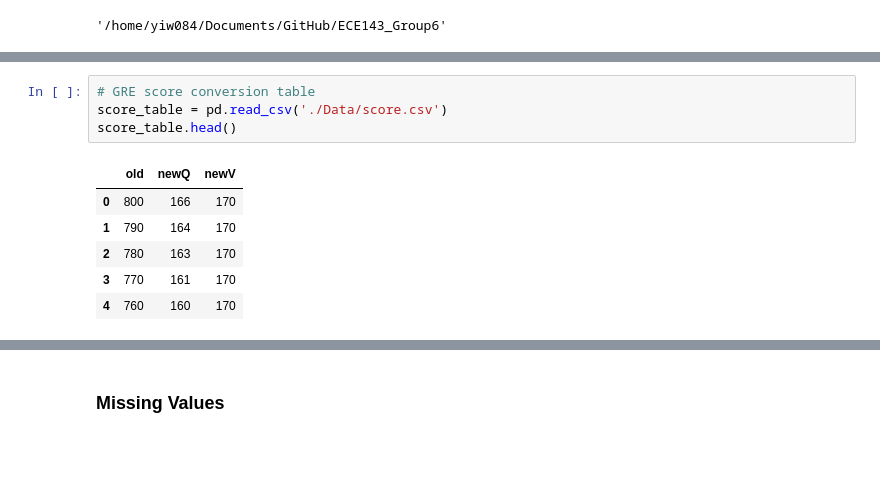
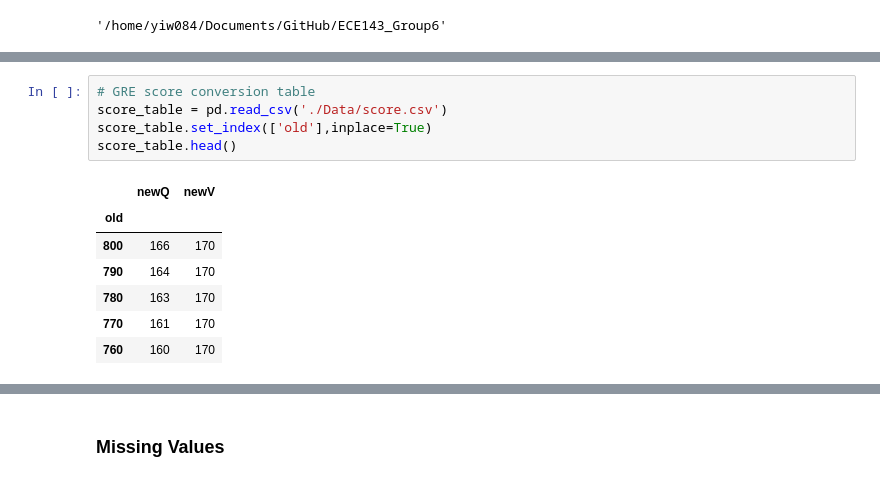
Before and after one commit to yifanwu2828/Graduate-University-Admission-Prediction, a Jupyter notebook: EDA.ipynb, the cells around one changed output, grey strips where cells are left out. Drawn from its saved outputs; the diff is of its cells as text; blank space fills up the shorter version.

```diff
--- a/EDA.ipynb
+++ b/EDA.ipynb
@@ -27,11 +40,13 @@ print(dataset.shape)
 # %%
 # GRE score conversion table
 score_table = pd.read_csv('./Data/score.csv')
+score_table.set_index(['old'],inplace=True)
 score_table.head()
 # %% [output]
-|  | old | newQ | newV |
-| 0 | 800 | 166 | 170 |
-| 1 | 790 | 164 | 170 |
-| 2 | 780 | 163 | 170 |
-| 3 | 770 | 161 | 170 |
-| 4 | 760 | 160 | 170 |
+|  | newQ | newV |
+| old |  |  |
+| 800 | 166 | 170 |
+| 790 | 164 | 170 |
+| 780 | 163 | 170 |
+| 770 | 161 | 170 |
+| 760 | 160 | 170 |
```
Also changed, not shown: parts of 43 cells of this notebook.
